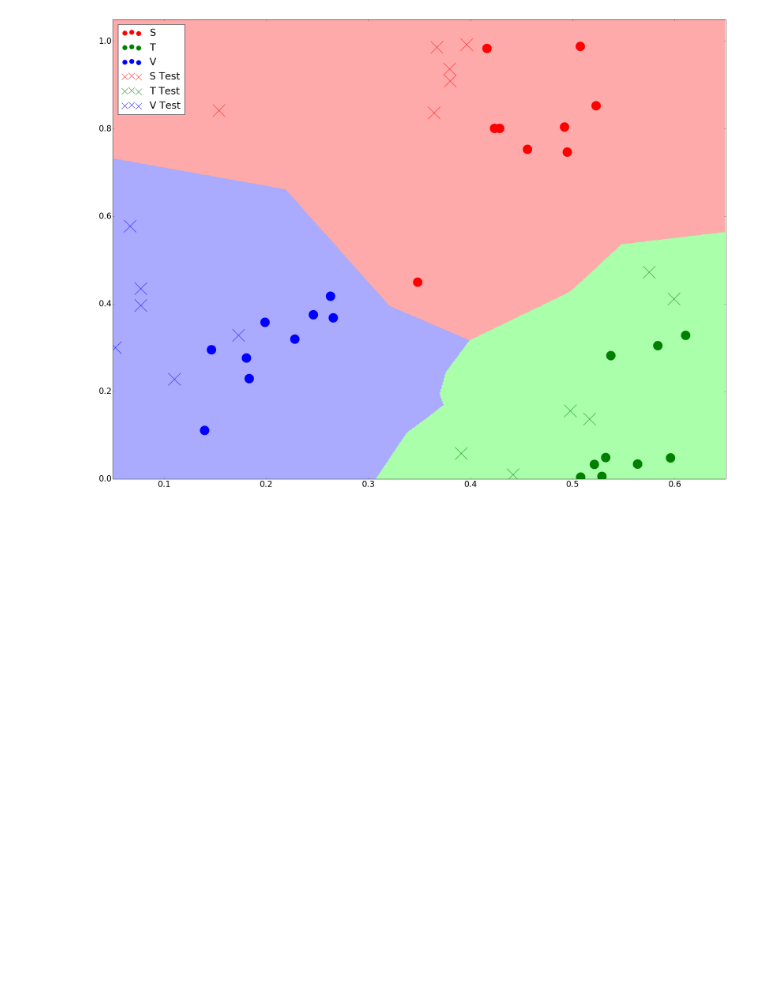
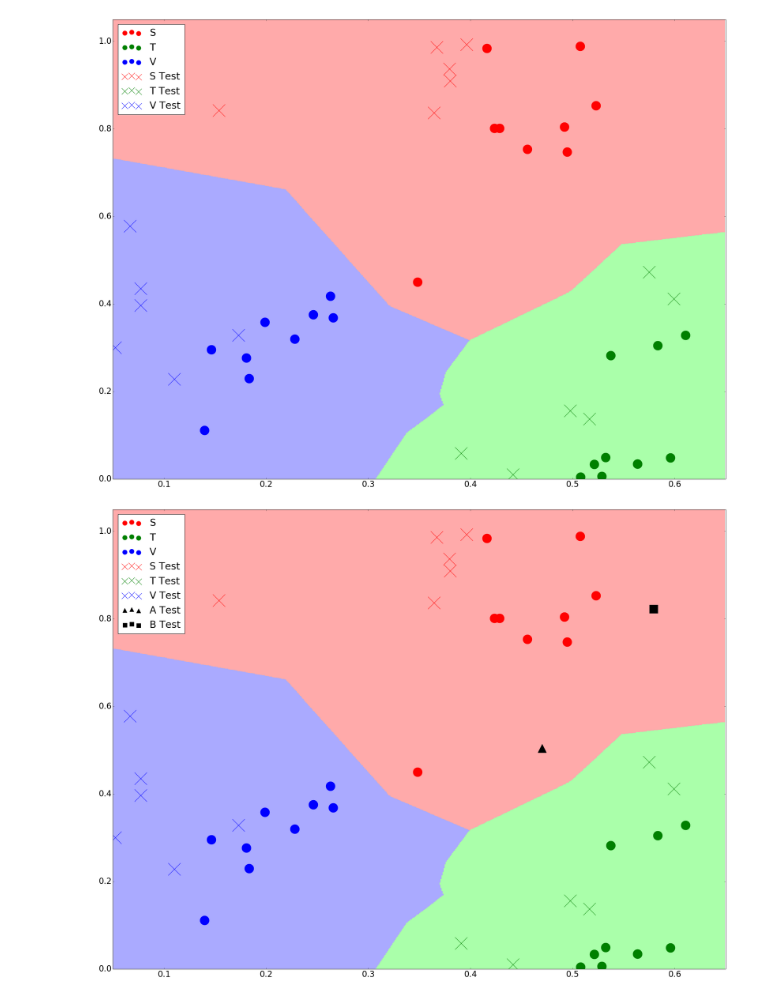
Before and after one commit to crowoy/Letter-Recognition, a Jupyter notebook: src/FourierAnalysis.ipynb, the cells around one changed output. Drawn from its saved outputs; the diff is of its cells as text; code cells hidden in the pictures; blank space fills up the shorter version.

Commit message:
We also have samples for the letters [A,B]. We put that into the classifier to see what it does.

```diff
--- a/src/FourierAnalysis.ipynb
+++ b/src/FourierAnalysis.ipynb
@@ -307,3 +307,34 @@ V_test_unit = [[V_test_xs[i], V_test_ys[i]] for i in range(6)] / m
 plotClassifier(training_unit, S_test_unit, T_test_unit, V_test_unit, None, None)
 # %% [output]
 [figure]
+# %%
+A_test = importLetter('A', 1, 'trainingSamples')
+B_test = importLetter('B', 1, 'trainingSamples')
+
+A_ft_test = fourierTransformAll(np.array(A_test))
+B_ft_test = fourierTransformAll(np.array(B_test))
+
+# plotFS('A Test', np.array(A_ft_test))
+# plotFS('B Test', np.array(B_ft_test))
+
+# A_mask1 = applyThreshold(A_ft_test[0] * mask1, threshold)
+# B_mask1 = applyThreshold(B_ft_test[0] * mask1, threshold)
+
+# A_mask2 = applyThreshold(A_ft_test[0] * mask2, threshold)
+# B_mask2 = applyThreshold(B_ft_test[0] * mask2, threshold)
+
+# plotAvgFS([A_mask1, B_mask1], 2)
+# plotAvgFS([A_mask2, B_mask2], 2)
+# %%
+A_ft_test = [applyThreshold(A, threshold) for A in A_ft_test]
+B_ft_test = [applyThreshold(B, threshold) for B in B_ft_test]
+
+A_test_xs, A_test_ys = extractFeatures(A_ft_test, mask1, mask2)
+B_test_xs, B_test_ys = extractFeatures(B_ft_test, mask1, mask2)
+
+A_test_unit = [[A_test_xs[i], A_test_ys[i]] for i in range(1)] / m
+B_test_unit = [[B_test_xs[i], B_test_ys[i]] for i in range(1)] / m
+
+plotClassifier(training_unit, S_test_unit, T_test_unit, V_test_unit, A_test_unit, B_test_unit)
+# %% [output]
+[figure, added]
```
